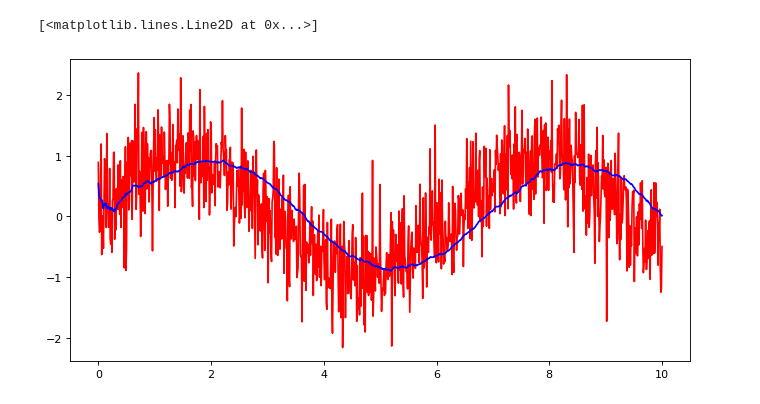
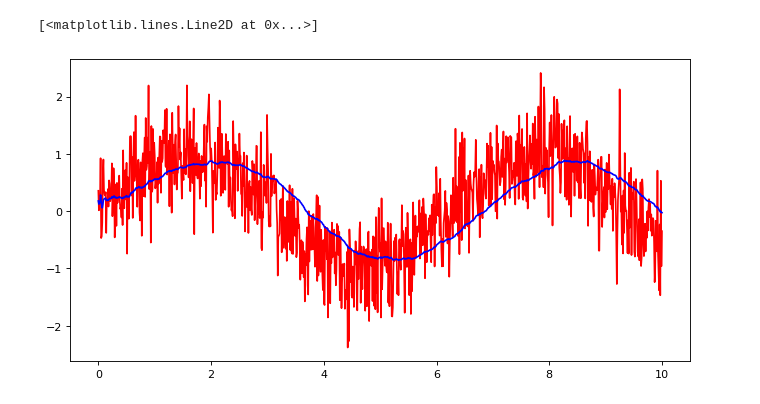
Before and after one commit to colabobio/distance-estimation, a Jupyter notebook: Simple Kalman Filter.ipynb, the cells around one changed output. Cells and saved outputs as stored; diff of their text form; code cells hidden in the pictures.

```diff
--- a/Simple Kalman Filter.ipynb
+++ b/Simple Kalman Filter.ipynb
@@ -51,8 +51,8 @@ for m in measurements:
 # %%
 # Plot measurement and estimates
 figure(figsize=(10, 5), dpi=80)
-plt.plot(x, values, color='red')
+plt.plot(x, measurements, color='red')
 plt.plot(x, estimates, color='blue')
 # %% [output]
 [<matplotlib.lines.Line2D at 0x...>]
-[figure, old version]
+[figure, new version]
```
Also changed, not shown: 1 other file.
